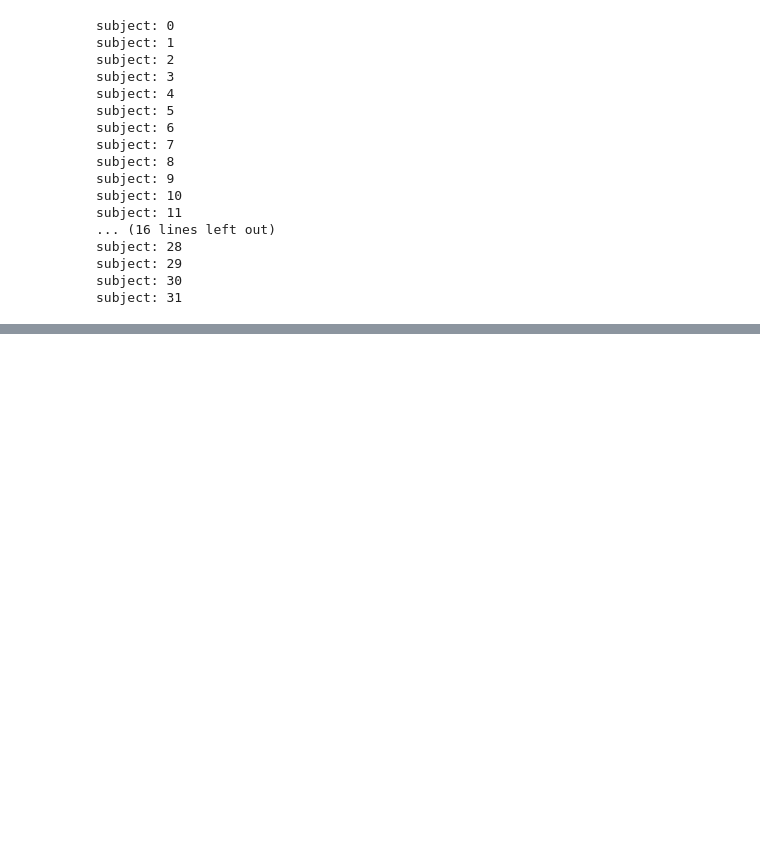
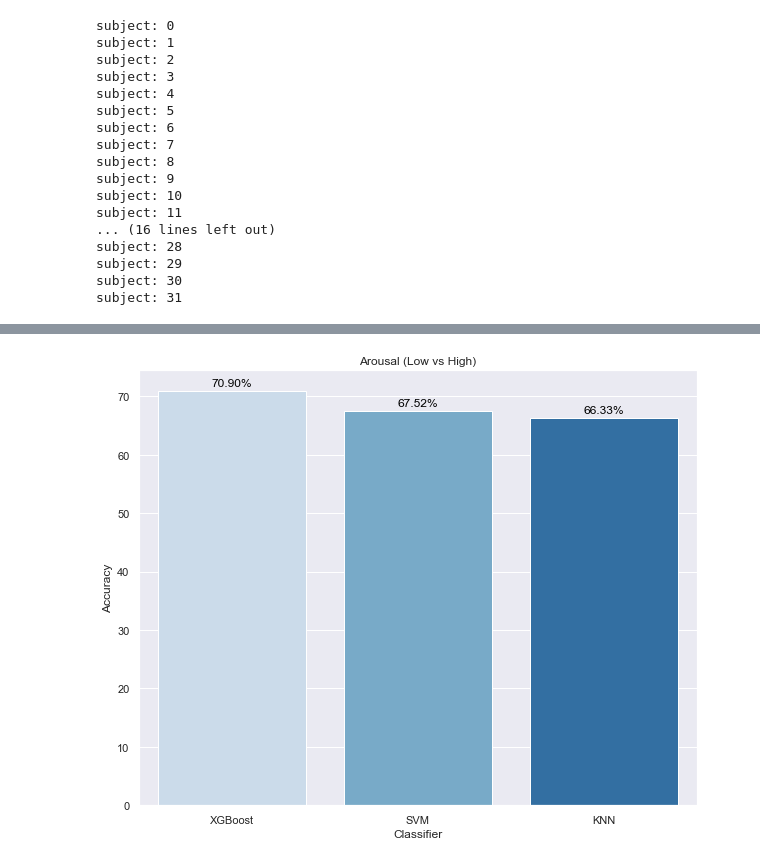
Before and after one commit to hanieas/EEG-Emotion-Recognition, a Jupyter notebook: Test Model - Scenario1 - Wavelet Features.ipynb, the cells around one changed output, grey strips where cells are left out. Saved outputs shown, nothing was run; the diff lists cells and outputs as text; code cells hidden in the pictures; blank space fills up the shorter version.

```diff
--- a/Test Model - Scenario1 - Wavelet Features.ipynb
+++ b/Test Model - Scenario1 - Wavelet Features.ipynb
@@ -140,30 +245,32 @@ svmArousalAcc = np.mean(svmArousal)
 # %%
 
 df = pd.DataFrame({
         'Classifier': ['XGBoost', 'SVM', 'KNN'],
         'Accuracy': [xgboostArousalAcc*100, svmArousalAcc*100, knnArousalAcc*100]
 })
 
 # Set the figure size
 plt.figure(figsize=(10, 8))
 plt.title("Arousal (Low vs High)")
 
 # Reorder this data frame
 # df = df.sort_values(['Accuracy'], ascending=False).reset_index(drop=True)
 
 # Make a barplot
 plot = sns.barplot(
     x="Classifier",
     y="Accuracy",
     data=df,
     palette='Blues',
     dodge=False,
 );
 for p in plot.patches:
     plot.annotate('{:.2f}%'.format(p.get_height()), (p.get_x()+0.4, p.get_height()+0.5),
         ha='center', va='bottom',
         color= 'black')
 
-plot.get_figure().savefig("arousal-powerFeatures.png")
+plot.get_figure().savefig("Images/arousal-waveletFeatures.png")
+# %% [output]
+[figure, added]
 # %%
 rng = np.random.RandomState(0)
```
Also changed, not shown: parts of 12 cells of this notebook, 6 other files.
